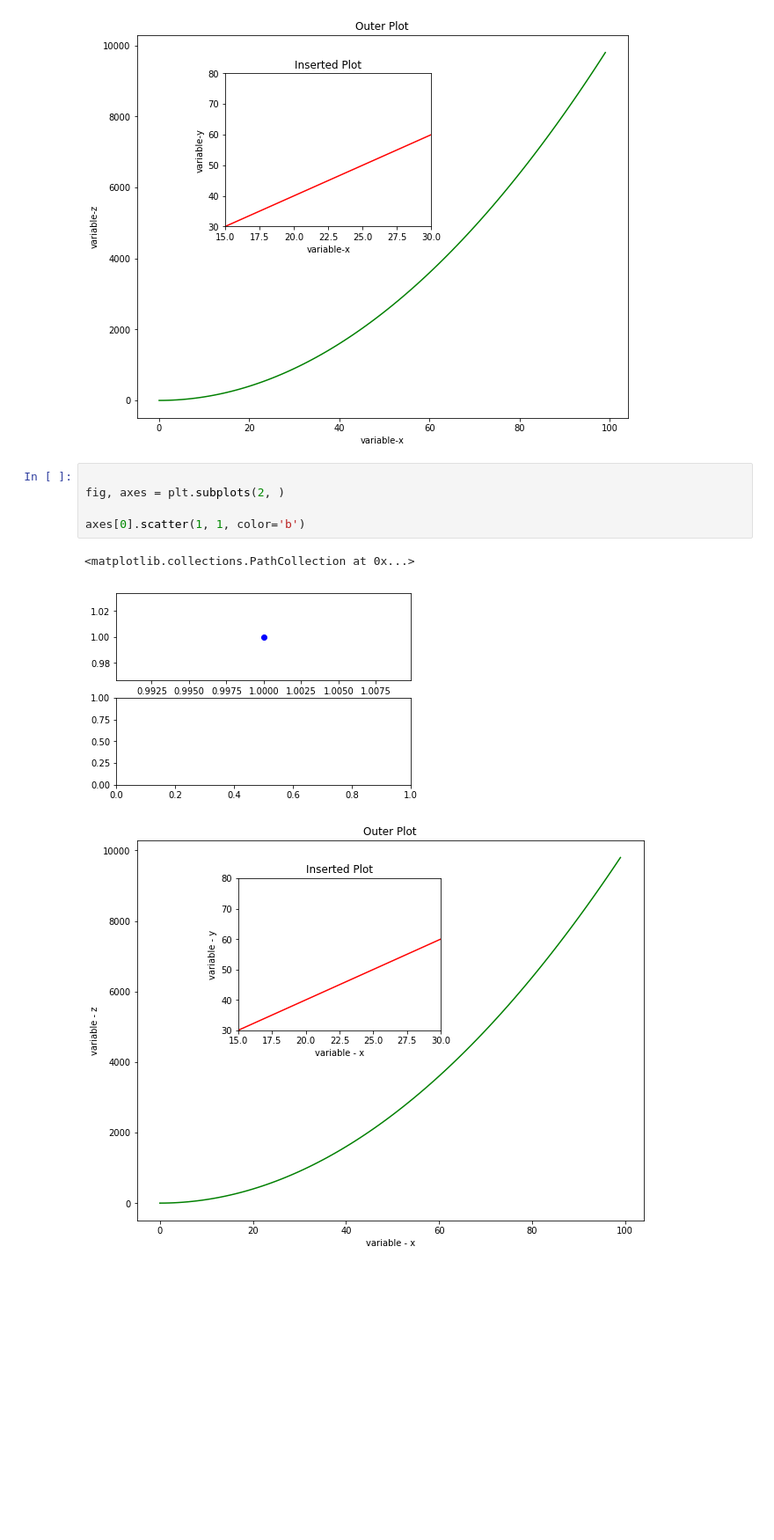
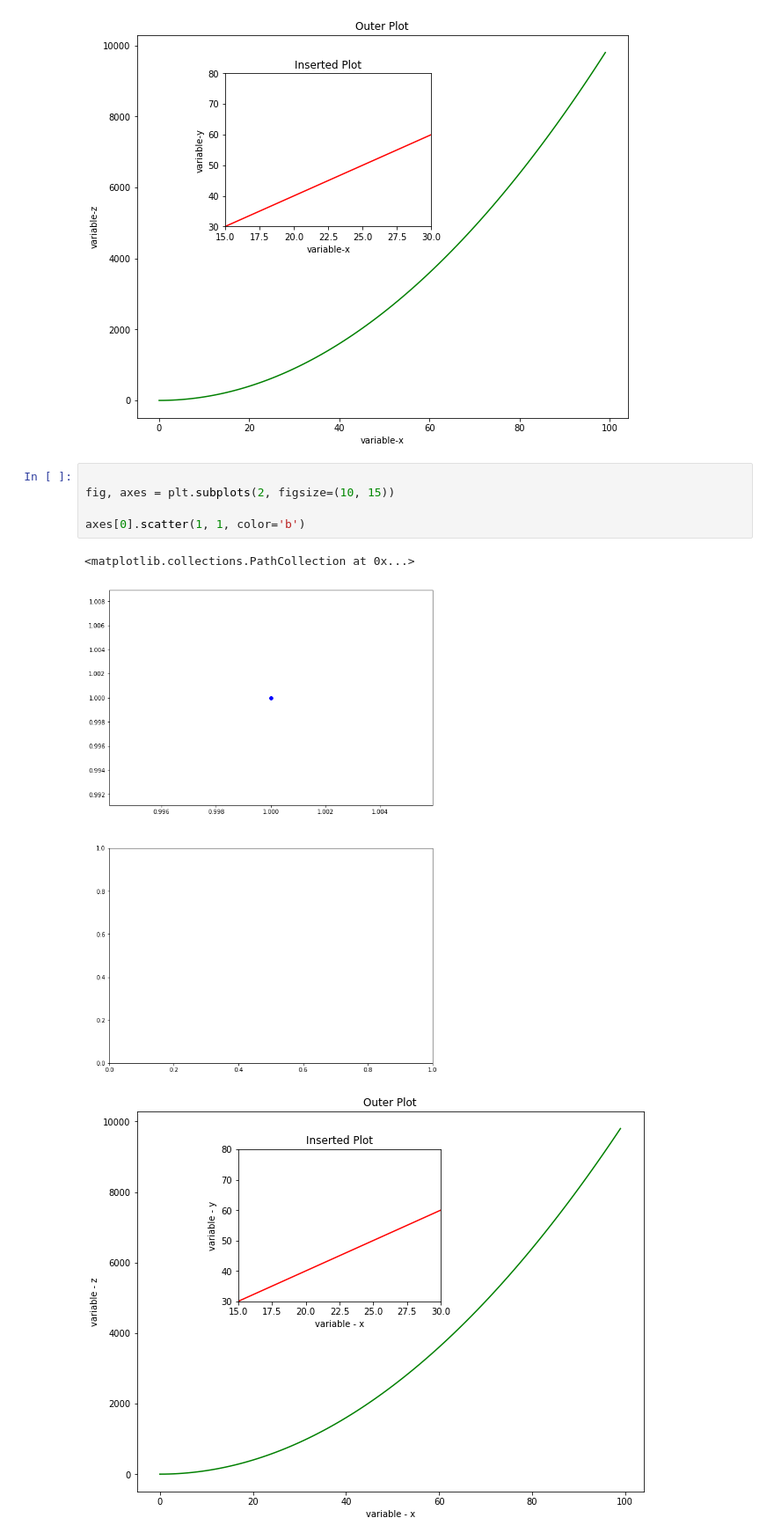
Before and after one commit to ColinFangshu/dsc-more-practice-with-matplotlib-lab-seattle-ds-career-051319, a Jupyter notebook: index.ipynb, the cells around one changed output. Shown: that part at 88% size. Cells and saved outputs as stored; diff of their text form; blank space fills up the shorter version.

```diff
--- a/index.ipynb
+++ b/index.ipynb
@@ -123,12 +123,12 @@ ins.set_ylim([30,80])
 [figure]
 # %%
 
-fig, axes = plt.subplots(2, )
+fig, axes = plt.subplots(2, figsize=(10, 15))
 
 axes[0].scatter(1, 1, color='b')
 # %% [output]
 <matplotlib.collections.PathCollection at 0x...>
-[figure, old version]
+[figure, new version]
 # %%
 # %% [output]
 [figure]
```
